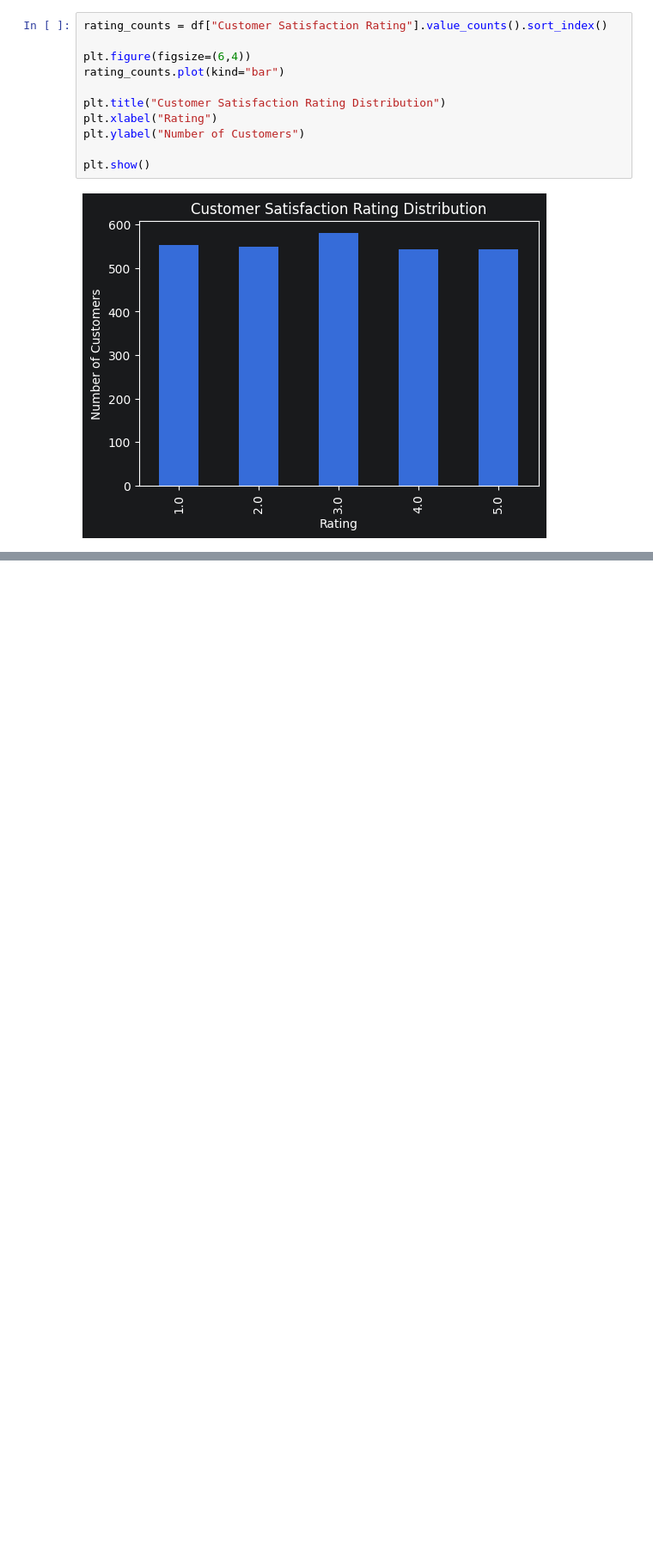
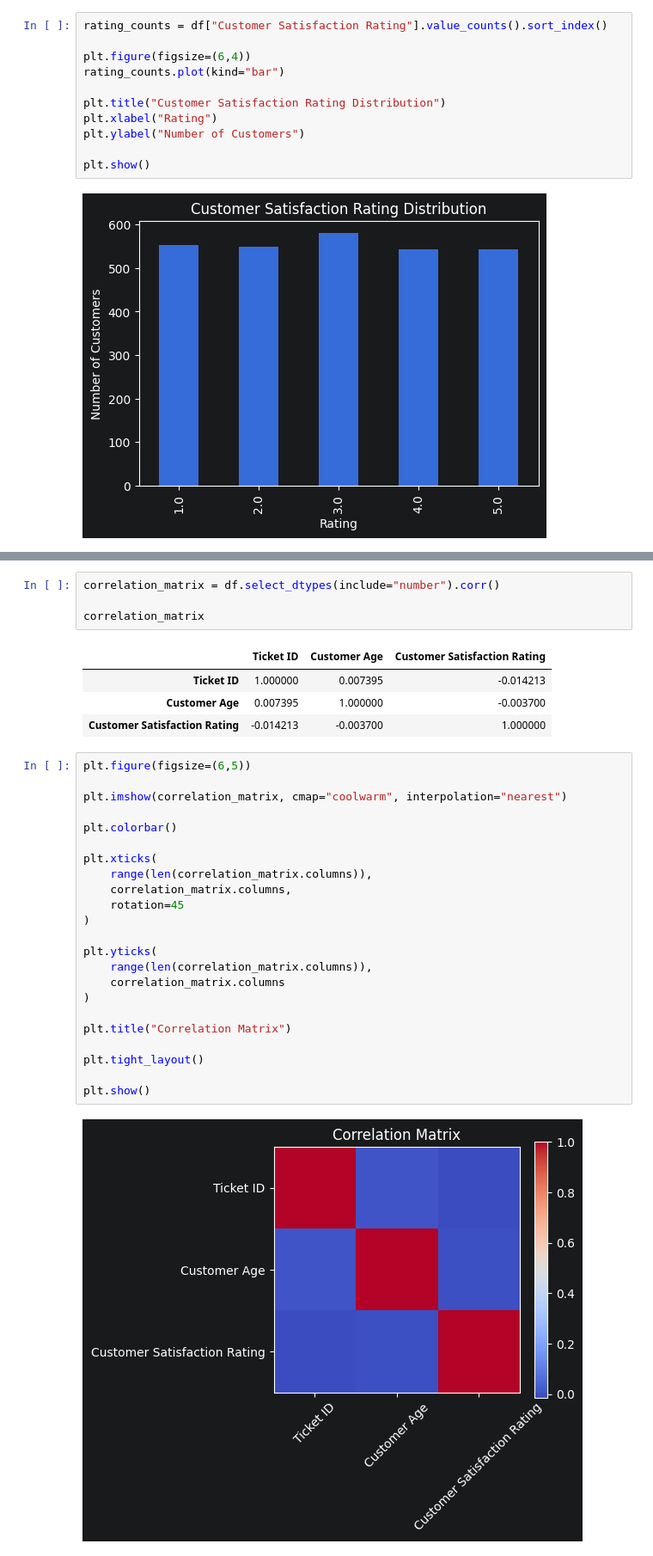
Before and after one commit to ADI-2707/QResolve, a Jupyter notebook: notebook/01_eda.ipynb, the cells around one changed output, grey strips where cells are left out. Shown at 86% size. Cells and saved outputs as stored; diff of their text form; blank space fills up the shorter version.

```diff
--- a/notebook/01_eda.ipynb
+++ b/notebook/01_eda.ipynb
@@ -296,0 +301,34 @@ plt.show()
+# %%
+correlation_matrix = df.select_dtypes(include="number").corr()
+
+correlation_matrix
+# %% [output]
+|  | Ticket ID | Customer Age | Customer Satisfaction Rating |
+| Ticket ID | 1.000000 | 0.007395 | -0.014213 |
+| Customer Age | 0.007395 | 1.000000 | -0.003700 |
+| Customer Satisfaction Rating | -0.014213 | -0.003700 | 1.000000 |
+# %%
+plt.figure(figsize=(6,5))
+
+plt.imshow(correlation_matrix, cmap="coolwarm", interpolation="nearest")
+
+plt.colorbar()
+
+plt.xticks(
+    range(len(correlation_matrix.columns)),
+    correlation_matrix.columns,
+    rotation=45
+)
+
+plt.yticks(
+    range(len(correlation_matrix.columns)),
+    correlation_matrix.columns
+)
+
+plt.title("Correlation Matrix")
+
+plt.tight_layout()
+
+plt.show()
+# %% [output]
+[figure, added]
```
Also changed, not shown: parts of 15 cells of this notebook.
